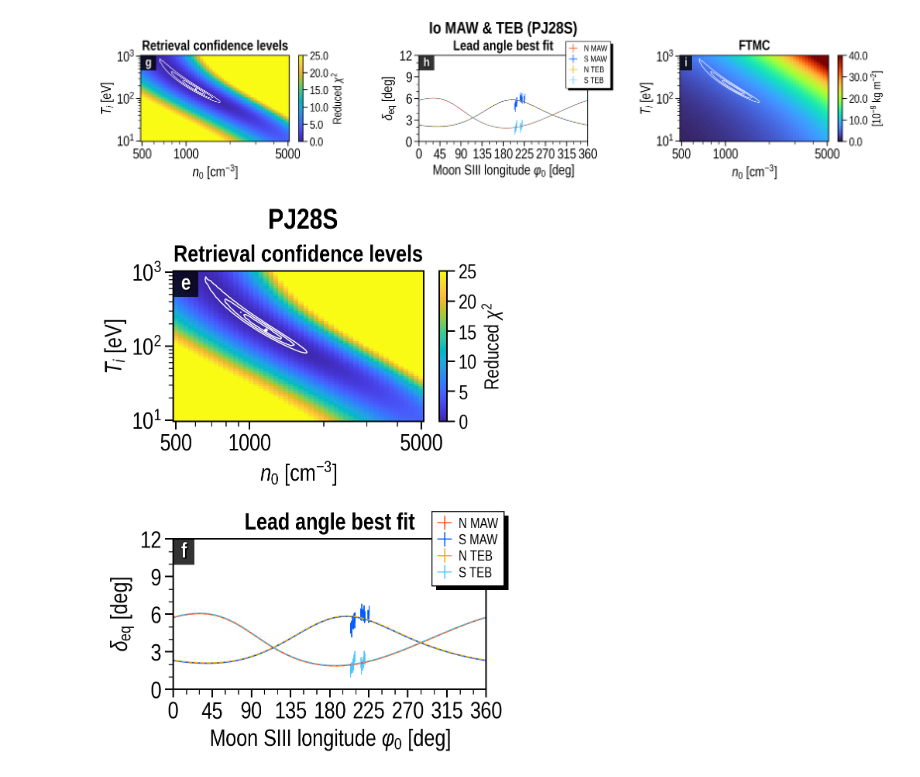
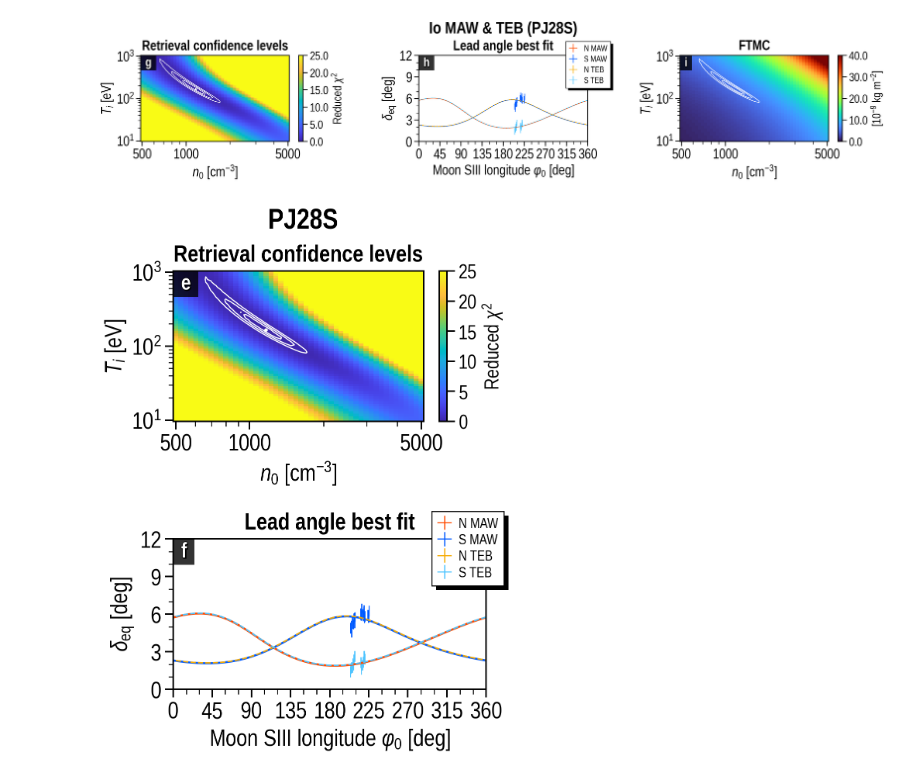
Before and after one commit to ShinnosukeSatoh/Juno_UVS_deimos, a Jupyter notebook: chi2_visualize2.ipynb, the cells around one changed output. Saved outputs shown, nothing was run; the diff lists cells and outputs as text; code cells hidden in the pictures.

```diff
--- a/chi2_visualize2.ipynb
+++ b/chi2_visualize2.ipynb
@@ -39,7 +39,7 @@ Ai_num = 3
 ni_num = 50
 Ti_num = 60
 Zi = 1.4
-Te = 20.0  # [eV]
+Te = 6.0  # [eV]
 
 
 chi2_1d = np.loadtxt('results/fit/'+exname+'/params_chi2.txt')
@@ -1358,17 +1358,17 @@ if len(target_fp) == 2:
                    zorder=0.7)
 
 ax[1].plot(S3wlon_A0_arr+eqlead_best_MAW_N,
-           eqlead_best_MAW_N, color=UC.red, linewidth=1.3)
+           eqlead_best_MAW_N, color=UC.red, linewidth=1.9)
 ax[1].plot(S3wlon_A0_arr+eqlead_best_MAW_S,
-           eqlead_best_MAW_S, color=UC.blue, linewidth=1.3)
+           eqlead_best_MAW_S, color=UC.blue, linewidth=1.9)
 
 if len(target_fp) == 2:
     ax[1].plot(S3wlon_A0_arr+eqlead_best_TEB_N,
                eqlead_best_TEB_N, color=UC.orange,
-               linestyle='--', linewidth=1.1)
+               linestyle='--', linewidth=1.3)
     ax[1].plot(S3wlon_A0_arr+eqlead_best_TEB_S,
                eqlead_best_TEB_S, color=UC.lightblue,
-               linestyle='--', linewidth=1.1)
+               linestyle='--', linewidth=1.3)
 
 # Panel names
 panel_labels = [' e ', ' f ']
@@ -1379,34 +1379,34 @@ for i in range(2):
         panel_labels[i],
         xy=(0, 1), xycoords='axes fraction',
         xytext=(0.16*20/F.fontsize, -0.16*20/F.fontsize), textcoords='offset fontsize',
         fontweight='bold',
         color='w',
         fontsize=F.fontsize*0.9,
         verticalalignment='top',
         horizontalalignment='left',
         path_effects=path_effects,
         bbox=dict(fc='k', ec='k', alpha=0.8, pad=2.6, lw=0.), zorder=99)
 fig.tight_layout()
 
 legend1 = ax[1].legend(loc='upper right',
                        bbox_to_anchor=[1.08, 1.23],
                        ncol=1,
                        fancybox=False,
                        facecolor='white',
                        framealpha=1,
                        edgecolor='k',
                        fontsize=F.fontsize*0.6,
                        labelspacing=0.2,
                        handletextpad=0.5,
                        handlelength=1,)
 legend1.set_zorder(102)
 legend_shadow(fig=fig, ax=ax[1], legend=legend1)
 
 fig.suptitle('PJ'+PJ_num[0], y=1.02, weight='bold')
 fig.savefig('img/figure_PJ'+PJ_num[0]+'.pdf', bbox_inches='tight')
 plt.show()
 # %% [output]
-[figure, old version]
+[figure, new version]
 # %%
 F = ShareXaxis()
 F.fontsize = 22
```
Also changed, not shown: parts of 2 cells of this notebook, 4 other files.
